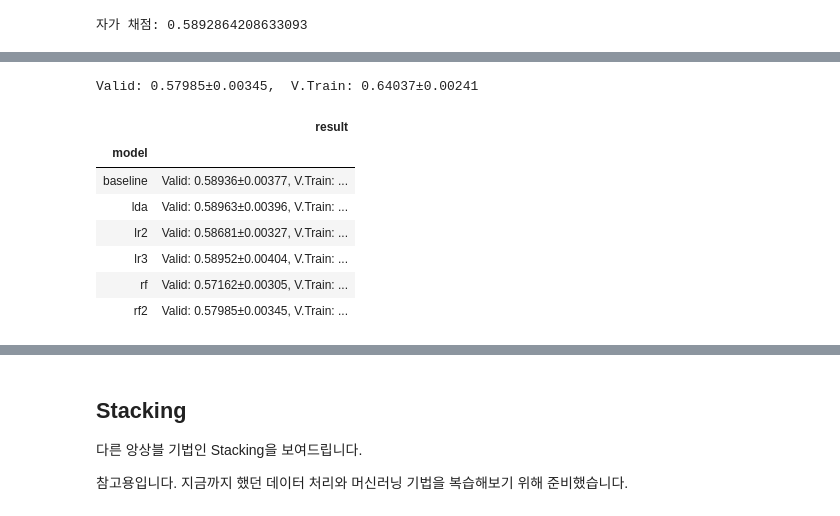
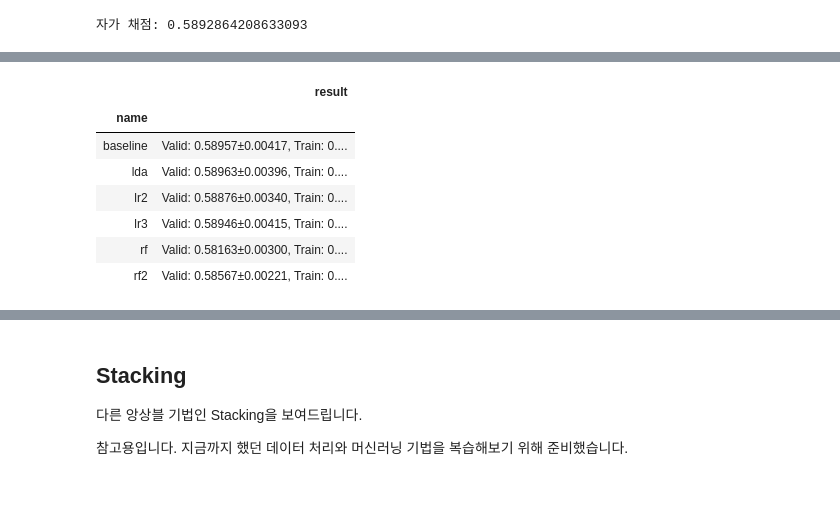
Before and after one commit to sunkusun9/DS_Lv3_2407, a Jupyter notebook: sec_ds_lv3_prob1_kaggle.ipynb, the cells around one changed output, grey strips where cells are left out. Saved outputs shown, nothing was run; the diff lists cells and outputs as text; code cells hidden in the pictures.

```diff
--- a/sec_ds_lv3_prob1_kaggle.ipynb
+++ b/sec_ds_lv3_prob1_kaggle.ipynb
@@ -216,17 +229,15 @@ X_all = df_test.columns.tolist()
 
 def eval_model(model_name, clf):
     result = cross_validate(
-        clf, df_train[X_all], df_train['failure'], groups=df_train['product_code'], cv=gcv, return_train_score=True,
-        scoring='roc_auc'
+        clf, df_train[X_all], df_train['failure'], cv=gcv, groups=df_train['product_code'], scoring='roc_auc',
+        return_train_score=True
     )
-
-    s = 'Valid: {:.5f}±{:.5f},  V.Train: {:.5f}±{:.5f}'.format(
-            np.mean(result['test_score']), np.std(result['test_score']),
-            np.mean(result['train_score']), np.std(result['train_score']),
-        )
-    print(s)
-    s_hist.append(pd.Series({'model': model_name, 'result': s}))
-    display(pd.DataFrame(s_hist).groupby('model').last())
+    s = "Valid: {:.5f}±{:.5f}, Train: {:.5f}±{:.5f}".format(
+        np.mean(result['test_score']), np.std(result['test_score']),
+        np.mean(result['train_score']), np.std(result['train_score'])
+    )
+    s_hist.append(pd.Series([model_name, s], index=['name', 'result']))
+    display(pd.DataFrame(s_hist).groupby('name').last())
 
 def select_model(clf):
     clf.fit(df_train[X_all], df_train['failure'])
@@ -234,7 +245,7 @@ def select_model(clf):
     pd.DataFrame({
         'id': df_test.index,
         'failure': prd
-    }).to_csv('answer6.csv', index=None)
+    }, index=None).to_csv('answer6.csv')
     return prd
 # %% [markdown]
 ## Step2: Baseline 모델을 만듭니다.
@@ -364,24 +388,23 @@ Valid: 0.57162±0.00305,  V.Train: 0.63545±0.00143
 # %%
 # RF: RandomForestClassifier + LinearDiscriminantAnalysis
 
 from sklearn.discriminant_analysis import LinearDiscriminantAnalysis
 from sklearn.ensemble import RandomForestClassifier
 
 ct = ColumnTransformer([
-    ('std_lda', 'passthrough', ['measurement_{}'.format(i) for i in range(18)]), # TODO: 표준화 + LDA 변환
+    ('std_lda', make_pipeline(StandardScaler(), LinearDiscriminantAnalysis()), ['measurement_{}'.format(i) for i in range(18)]), # 표준화 + LDA 변환
     ('pt', 'passthrough', ['loading', 'na_1', 'na_2'])# + ['measurement_{}'.format(i) for i in range(18)])
 ])
 clf_rf2 = make_pipeline(ct, RandomForestClassifier(
     n_estimators=100, max_depth=6, min_samples_split=512, random_state=123, max_features=0.75
 ))
 eval_model('rf2', clf_rf2)
 # %% [output]
-Valid: 0.57985±0.00345,  V.Train: 0.64037±0.00241
 |  | result |
-| model |  |
-| baseline | Valid: 0.58936±0.00377, V.Train: ... |
-| lda | Valid: 0.58963±0.00396, V.Train: ... |
-| lr2 | Valid: 0.58681±0.00327, V.Train: ... |
-| lr3 | Valid: 0.58952±0.00404, V.Train: ... |
-| rf | Valid: 0.57162±0.00305, V.Train: ... |
-| rf2 | Valid: 0.57985±0.00345, V.Train: ... |
+| name |  |
+| baseline | Valid: 0.58957±0.00417, Train: 0.... |
+| lda | Valid: 0.58963±0.00396, Train: 0.... |
+| lr2 | Valid: 0.58876±0.00340, Train: 0.... |
+| lr3 | Valid: 0.58946±0.00415, Train: 0.... |
+| rf | Valid: 0.58163±0.00300, Train: 0.... |
+| rf2 | Valid: 0.58567±0.00221, Train: 0.... |
```
Also changed, not shown: parts of 23 cells of this notebook.
